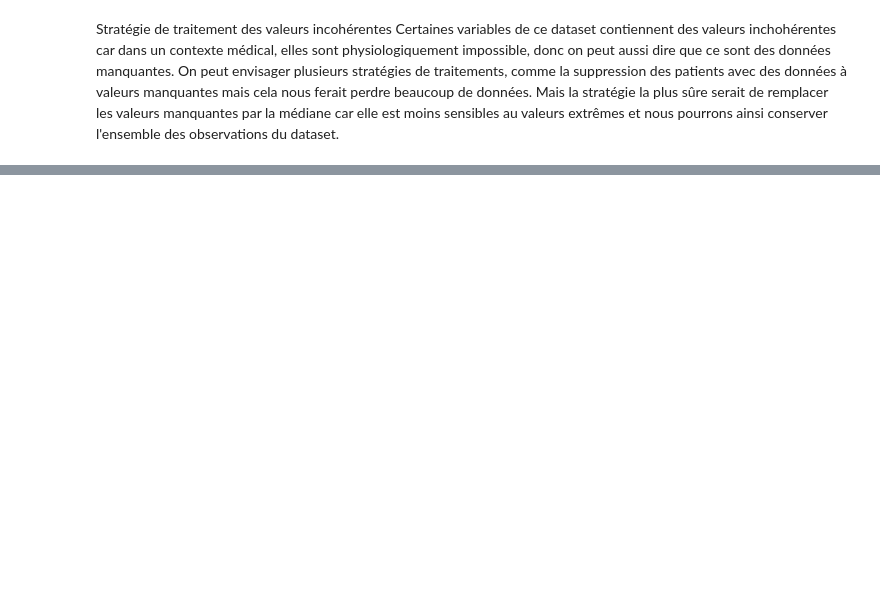
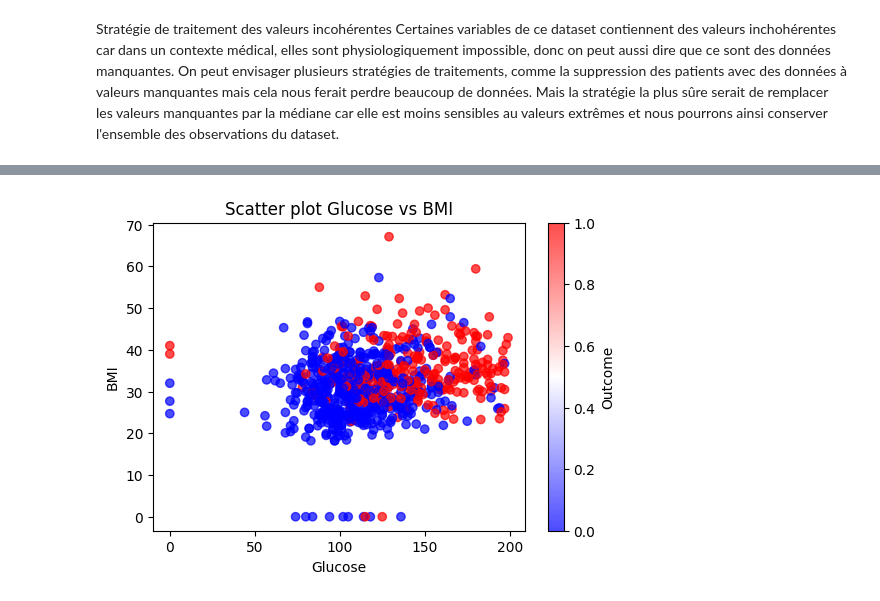
Before and after one commit to queenramzy/Projet_Diabete_SI, a Jupyter notebook: projet_diabete.ipynb, the cells around one changed output, grey strips where cells are left out. Cells and saved outputs as stored; diff of their text form; code cells hidden in the pictures; blank space fills up the shorter version.

```diff
--- a/projet_diabete.ipynb
+++ b/projet_diabete.ipynb
@@ -90,0 +244,11 @@ Stratégie de traitement des valeurs incohérentes
+# %%
+#Scatter plots pertinents
+plt.figure(figsize=(6,4))
+plt.scatter(data['Glucose'], data['BMI'], c=data['Outcome'], cmap='bwr', alpha=0.7)
+plt.xlabel('Glucose')
+plt.ylabel('BMI')
+plt.title('Scatter plot Glucose vs BMI')
+plt.colorbar(label='Outcome')
+plt.show()
+# %% [output]
+[figure, added]
```
Also changed, not shown: parts of 9 cells of this notebook, 5 other files.
